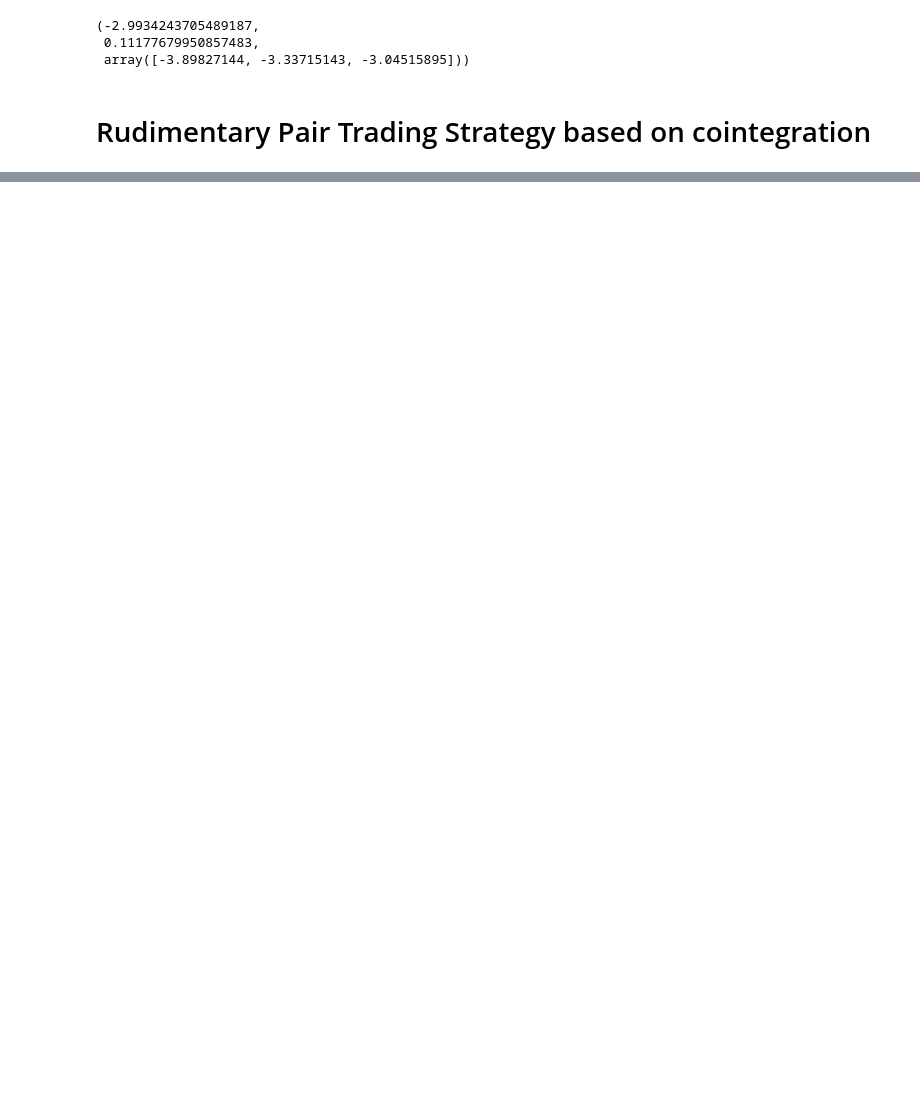
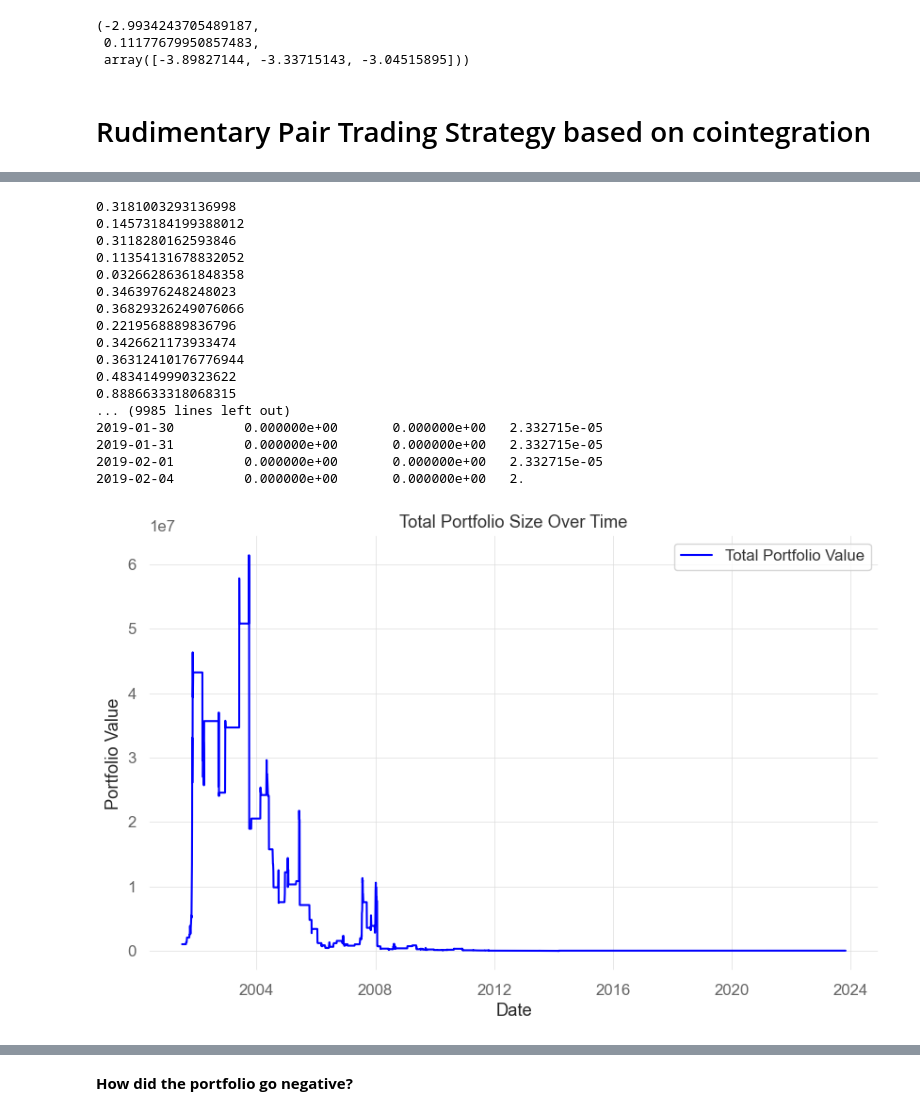
Before and after one commit to ThGreatExplorer/DRP_Statistical_Arbitrage, a Jupyter notebook: nbs/pair_trading_strategy.ipynb, the cells around one changed output, grey strips where cells are left out. Drawn from its saved outputs; the diff is of its cells as text; code cells hidden in the pictures; blank space fills up the shorter version.

```diff
--- a/nbs/pair_trading_strategy.ipynb
+++ b/nbs/pair_trading_strategy.ipynb
@@ -85,0 +73,6 @@ Date
+# %%
+# indicies
+series = {"PanEuroAggIdx_2000.csv": "PanEuroIdx", "JPY_10yr_2000.csv": "JPY_10yr"}
+idx_data = initialize_data(**series)
+print(idx_data.data)
+coint(idx_data.data.iloc[:,0],idx_data.data.iloc[:,1])
@@ -85,0 +100,24 @@ Date
+# %%
+strategy :PairTradingTest = PairTradingTest(idx_data,30,1)
+strategy.__backtest__()
+strategy.plot_portfolio_over_time()
+strategy.plot_time_series_with_signals()
+# %% [output]
+0.3181003293136998
+0.14573184199388012
+0.3118280162593846
+0.11354131678832052
+0.03266286361848358
+0.3463976248248023
+0.36829326249076066
+0.2219568889836796
+0.3426621173933474
+0.36312410176776944
+0.4834149990323622
+0.8886633318068315
+... (9985 lines left out)
+2019-01-30         0.000000e+00       0.000000e+00   2.332715e-05
+2019-01-31         0.000000e+00       0.000000e+00   2.332715e-05
+2019-02-01         0.000000e+00       0.000000e+00   2.332715e-05
+2019-02-04         0.000000e+00       0.000000e+00   2.
+[figure, added]
@@ -85,0 +125,2 @@ Date
+# %% [markdown]
+**How did the portfolio go negative?**
```
Also changed, not shown: parts of 9 cells of this notebook, 10 other files.
